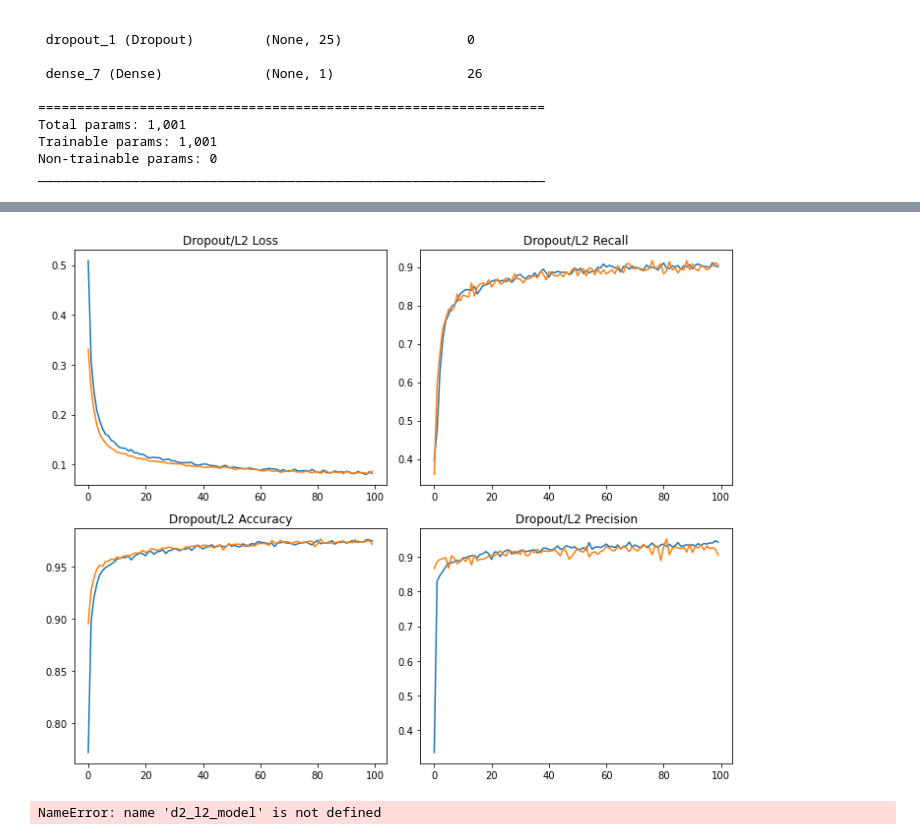
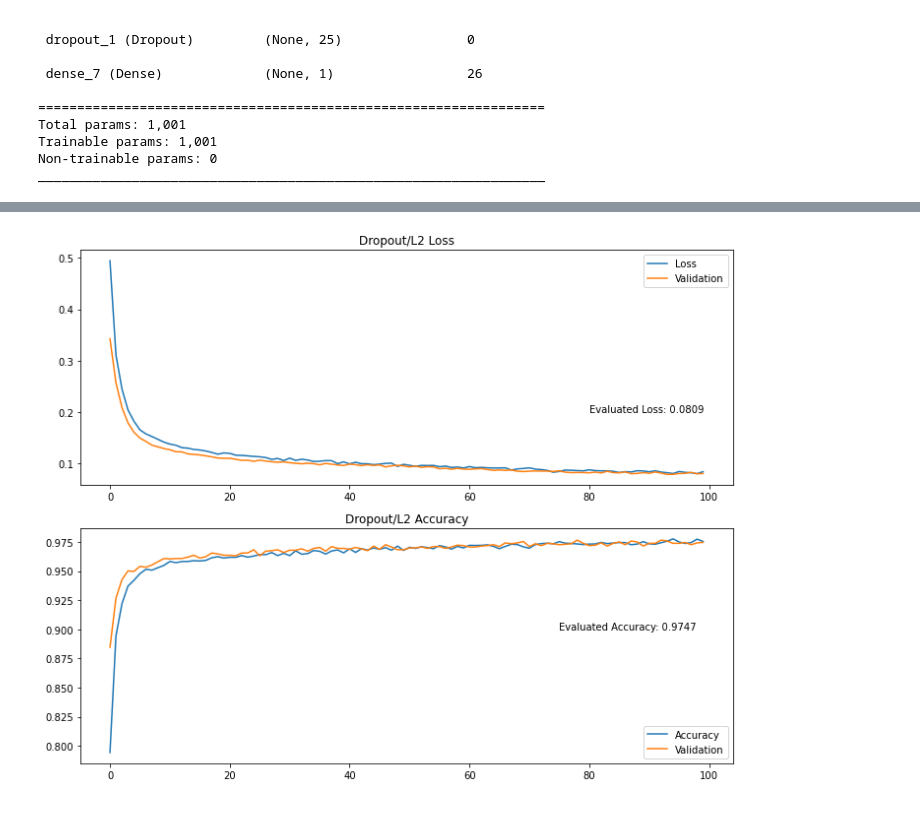
Before and after one commit to JohnTorgerson/credit-card-churn, a Jupyter notebook: neural_network_notebook.ipynb, the cells around one changed output, grey strips where cells are left out. Saved outputs shown, nothing was run; the diff lists cells and outputs as text; code cells hidden in the pictures.

Commit message:
adjusted figures, added legend, remove recall/precision plots

```diff
--- a/neural_network_notebook.ipynb
+++ b/neural_network_notebook.ipynb
@@ -373,27 +371,35 @@ dropl2_loss, dropl2_accuracy, dropl2_prec, dropl2_recall = nn.evaluate(X_test_sc
 # %%
-fig, axs = plt.subplots(2, 2, figsize=(10, 8))
+fig, axs = plt.subplots(2, figsize=(10, 8))
 
-axs[0,0].plot(dropout_l2_model.history['loss'])
-axs[0,0].plot(dropout_l2_model.history['val_loss'])
-axs[0,0].set_title("Dropout/L2 Loss")
+axs[0].plot(dropout_l2_model.history['loss'], label='Loss')
+axs[0].plot(dropout_l2_model.history['val_loss'], label='Validation')
+axs[0].legend()
+axs[0].text(80,.2,f'Evaluated Loss: {round(dropl2_loss,4)}')
+axs[0].set_title("Dropout/L2 Loss")
 
-axs[1,0].plot(dropout_l2_model.history['accuracy'])
-axs[1,0].plot(dropout_l2_model.history['val_accuracy'])
-axs[1,0].set_title("Dropout/L2 Accuracy")
+axs[1].plot(dropout_l2_model.history['accuracy'], label='Accuracy')
+axs[1].plot(dropout_l2_model.history['val_accuracy'], label='Validation')
+axs[1].legend()
+axs[1].text(75,.9,f'Evaluated Accuracy: {round(dropl2_accuracy,4)}')
+axs[1].set_title("Dropout/L2 Accuracy")
 
-axs[0,1].plot(dropout_l2_model.history['recall'])
-axs[0,1].plot(dropout_l2_model.history['val_recall'])
-axs[0,1].set_title("Dropout/L2 Recall")
+# axs[0,1].plot(dropout_l2_model.history['recall'], label='Recall')
+# axs[0,1].plot(dropout_l2_model.history['val_recall'], label='Validation')
+# axs[0,1].legend()
+# axs[0,1].text(75,.9,f'Evaluated Accuracy: {round(dropl2_recall,4)}')
+# axs[0,1].set_title("Dropout/L2 Recall")
 
-axs[1,1].plot(dropout_l2_model.history['precision'])
-axs[1,1].plot(dropout_l2_model.history['val_precision'])
-axs[1,1].set_title("Dropout/L2 Precision")
+# axs[1,1].plot(dropout_l2_model.history['precision'], label='Precision')
+# axs[1,1].plot(dropout_l2_model.history['val_precision'], label='Validation')
+# axs[1,1].legend()
+# axs[1,1].text(75,.9,f'Evaluated Accuracy: {round(dropl2_recall,4)}')
+# axs[1,1].set_title("Dropout/L2 Precision")
 
 fig.tight_layout()
 # %% [output]
-[figure, old version]
+[figure, new version]
 # %%
-dropout_l2_model = pd.DataFrame({
+dropout_l2_df= pd.DataFrame({
     'Loss': dropout_l2_model.history['loss'],
     'Validation Loss': dropout_l2_model.history['val_loss'],
     'Accuracy': dropout_l2_model.history['accuracy'],
@@ -401,7 +407,5 @@ dropout_l2_model = pd.DataFrame({
 
 })
 
-d2_l2_model.to_csv('Resources/neural_network/dropout_l2_history.csv',index=False)
-d2_l2_model.to_hdf('Resources/neural_network/dropout_l2_model.h5',key='dl2_model')
+dropout_l2_df.to_csv('Resources/neural_network/dropout_l2_history.csv',index=False)
+dropout_l2_df.to_hdf('Resources/neural_network/dropout_l2_model.h5',key='dl2_model')
-# %% [output]
-NameError: name 'd2_l2_model' is not defined
```
Also changed, not shown: parts of 15 cells of this notebook.
